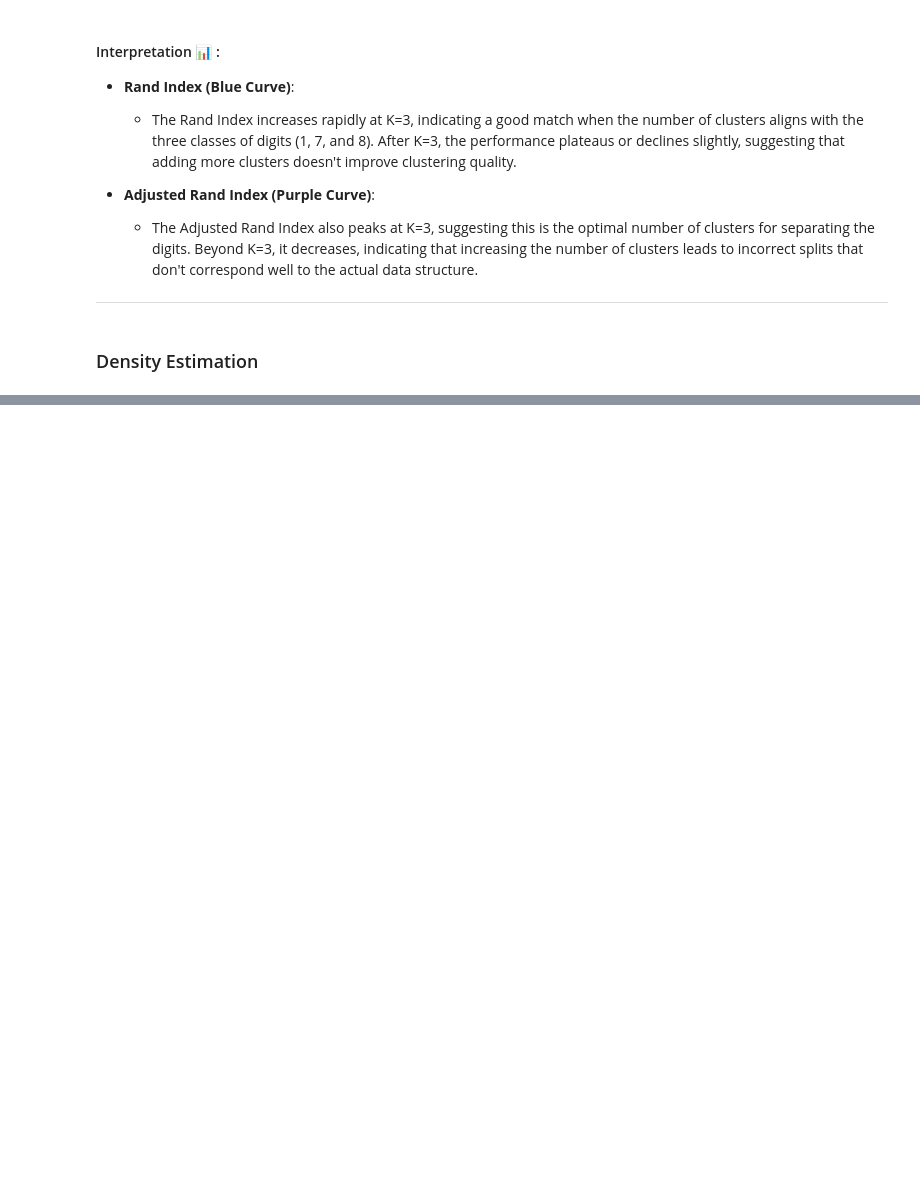
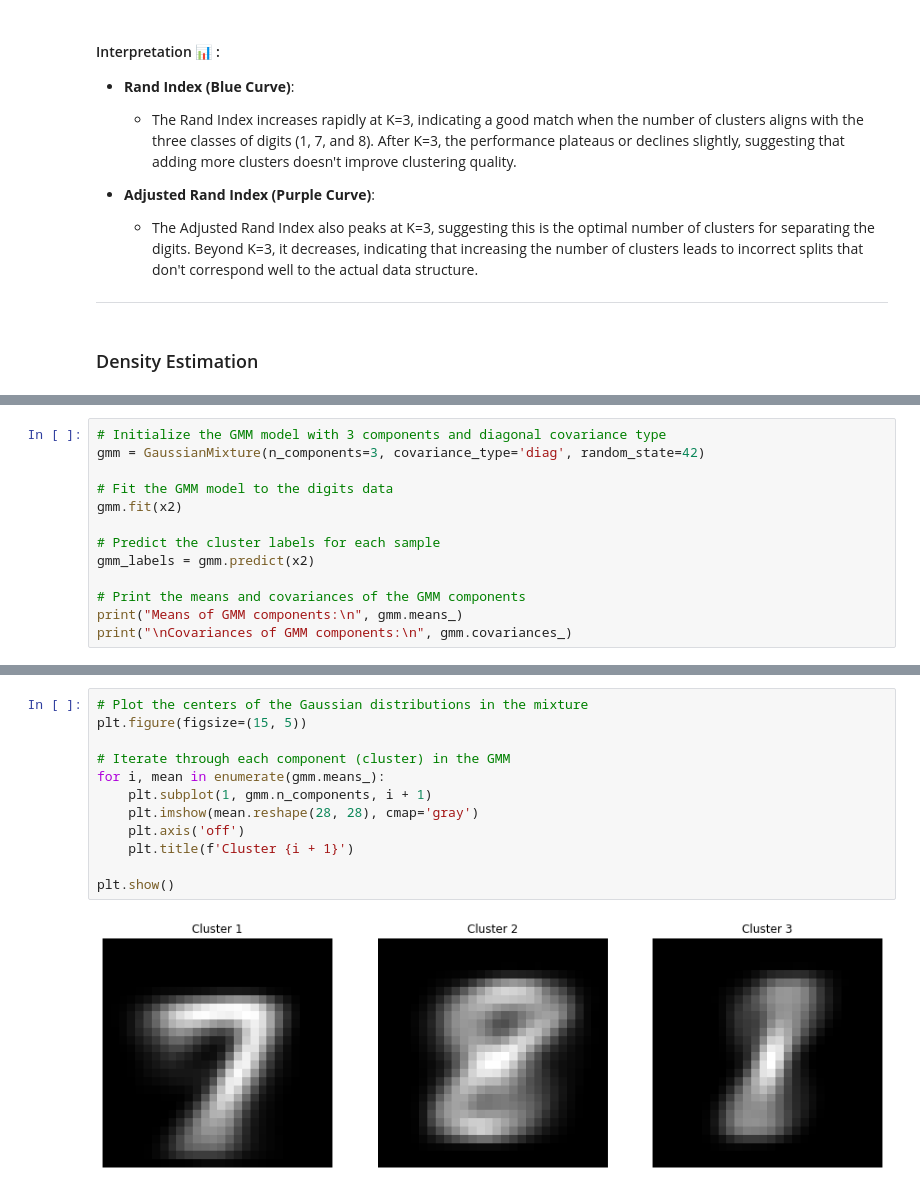
Before and after one commit to YessineMkaouar/Practical-Machine-Learning, a Jupyter notebook: temp.ipynb, the cells around one changed output, grey strips where cells are left out. Saved outputs shown, nothing was run; the diff lists cells and outputs as text; blank space fills up the shorter version.

Commit message:
Train GMM model on digits data

```diff
--- a/temp.ipynb
+++ b/temp.ipynb
@@ -1044,0 +1047,13 @@ plt.show()
+# %%
+# Initialize the GMM model with 3 components and diagonal covariance type
+gmm = GaussianMixture(n_components=3, covariance_type='diag', random_state=42)
+
+# Fit the GMM model to the digits data
+gmm.fit(x2)
+
+# Predict the cluster labels for each sample
+gmm_labels = gmm.predict(x2)
+
+# Print the means and covariances of the GMM components
+print("Means of GMM components:\n", gmm.means_)
+print("\nCovariances of GMM components:\n", gmm.covariances_)
@@ -1044,0 +1070,14 @@ plt.show()
+# %%
+# Plot the centers of the Gaussian distributions in the mixture
+plt.figure(figsize=(15, 5))
+
+# Iterate through each component (cluster) in the GMM
+for i, mean in enumerate(gmm.means_):
+    plt.subplot(1, gmm.n_components, i + 1)
+    plt.imshow(mean.reshape(28, 28), cmap='gray')
+    plt.axis('off')
+    plt.title(f'Cluster {i + 1}')
+
+plt.show()
+# %% [output]
+[figure, added]
```
Also changed, not shown: parts of 12 cells of this notebook.
